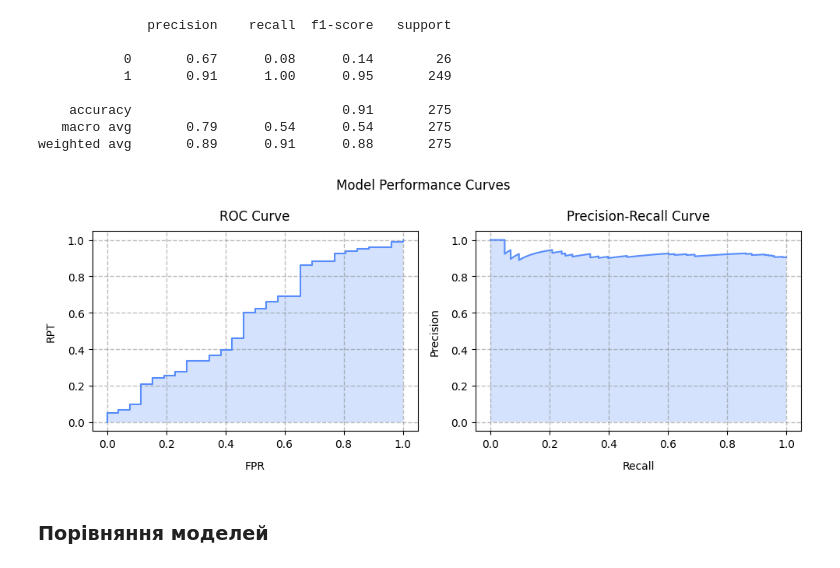
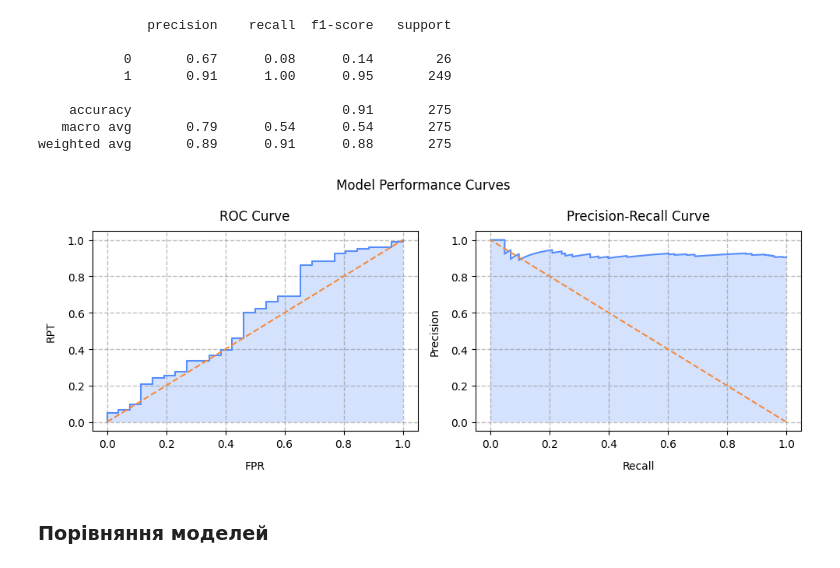
Before and after one commit to BogdanPinchuk/DataScience-PBY_HW20_Course_Project, a Jupyter notebook: Bohdan_Pinchuk_DS_HW20.ipynb, the cells around one changed output. Saved outputs shown, nothing was run; the diff lists cells and outputs as text; code cells hidden in the pictures.

```diff
--- a/Bohdan_Pinchuk_DS_HW20.ipynb
+++ b/Bohdan_Pinchuk_DS_HW20.ipynb
@@ -3015,34 +3021,36 @@ import matplotlib.pyplot as plt
 # Input data
 
 # Solution
 _, axes = plt.subplots(1, 2, figsize=(10, 4))
 
 ax = axes[0]
 ax.plot(fpr, tpr)
+ax.plot([0, 1], [0, 1], '--')
 ax.fill_between(fpr, tpr, alpha=0.25)
 ax.grid(axis='both', visible=True, which='major', ls='--', linewidth=1.0, color='tab:gray')
 # ax.minorticks_on()
 # ax.grid(axis='both', visible=True, which='minor', ls=':', linewidth=0.5, color='tab:green')
 ax.set_title("ROC Curve", pad=10, loc='center', color='black')
 ax.set_xlabel("FPR", labelpad=10, loc='center', color='black')
 ax.set_ylabel("RPT", labelpad=10, loc='center', color='black')
 
 ax = axes[1]
 ax.plot(rec, prec)
+ax.plot([1, 0], [0, 1], '--')
 ax.fill_between(rec, prec, alpha=0.25)
 ax.grid(axis='both', visible=True, which='major', ls='--', linewidth=1.0, color='tab:gray')
 # ax.minorticks_on()
 # ax.grid(axis='both', visible=True, which='minor', ls=':', linewidth=0.5, color='tab:green')
 ax.set_title("Precision-Recall Curve", pad=10, loc='center', color='black')
 ax.set_xlabel("Recall", labelpad=10, loc='center', color='black')
 ax.set_ylabel("Precision", labelpad=10, loc='center', color='black')
 
 plt.suptitle(f"Model Performance Curves")
 
 plt.tight_layout()
 plt.show()
 # %% [output]
-[figure, old version]
+[figure, new version]
 # %%
 # Comparing models
 
```
Also changed, not shown: parts of 3 cells of this notebook.
